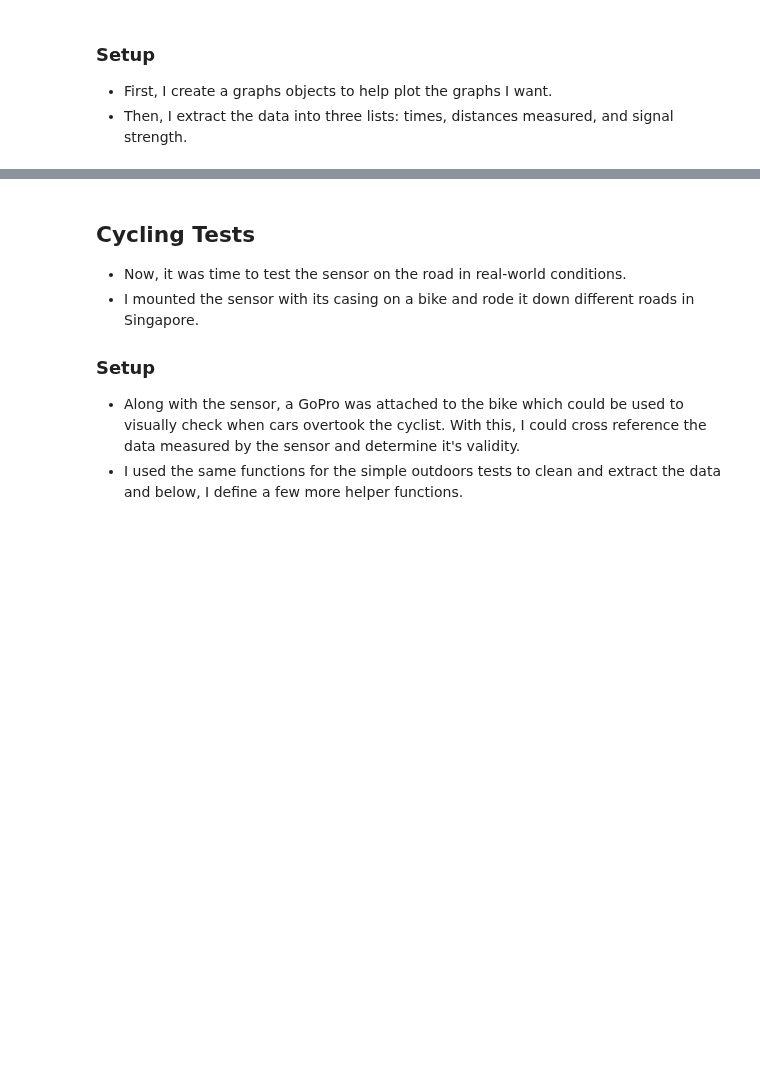
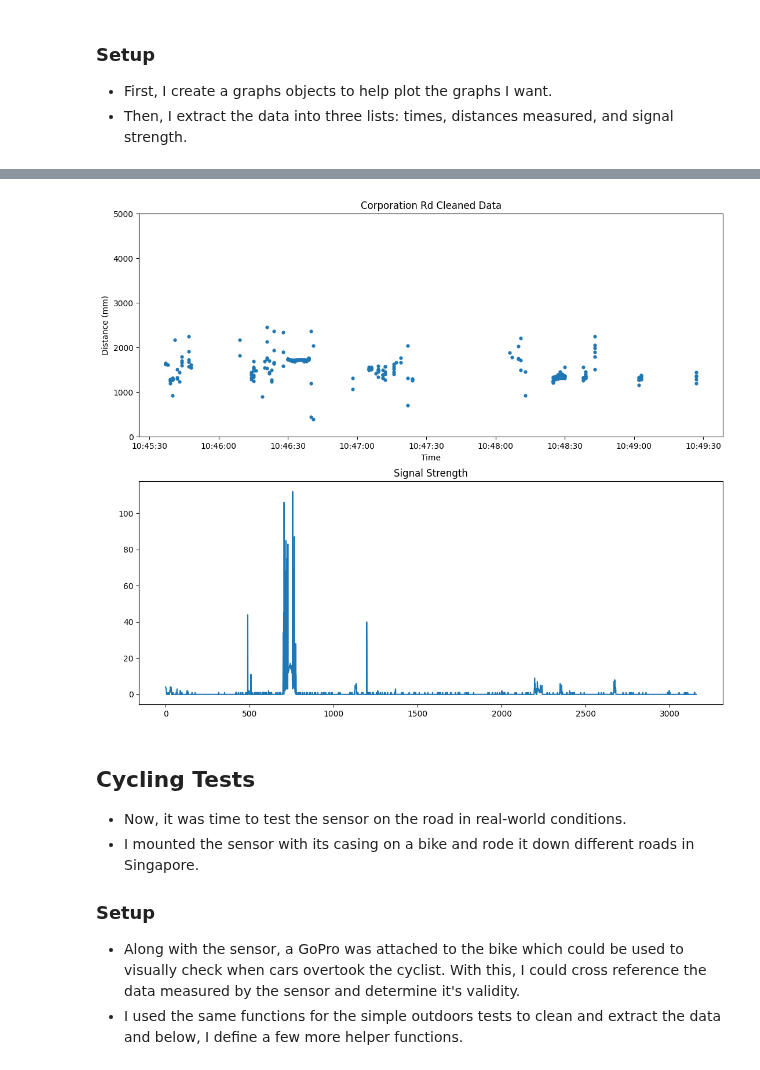
Before and after one commit to wuihee/cycling-safety-analysis, a Jupyter notebook: data_analysis/Outdoor_Tests.ipynb, the cells around one changed output, grey strips where cells are left out. Cells and saved outputs as stored; diff of their text form; code cells hidden in the pictures; blank space fills up the shorter version.

```diff
--- a/data_analysis/Outdoor_Tests.ipynb
+++ b/data_analysis/Outdoor_Tests.ipynb
@@ -52,3 +62,15 @@ graphs.scatter_time_vs_distance(axes[1], timing, cleaned_distances, title="Corpo
+# %%
+fig, axes = plt.subplots(2, figsize=(13, 11))
+
+cleaned_distances = data_cleaner.clean_spurious_data(distances)
+graphs.scatter_time_vs_distance(axes[0], timing, cleaned_distances, title="Corporation Rd Cleaned Data")
+
+axes[1].plot(strength)
+axes[1].set_title("Signal Strength")
+
+plt.show()
+# %% [output]
+[figure, added]
 # %% [markdown]
 ## Cycling Tests
 
```
Also changed, not shown: parts of 10 cells of this notebook, 3 other files.
